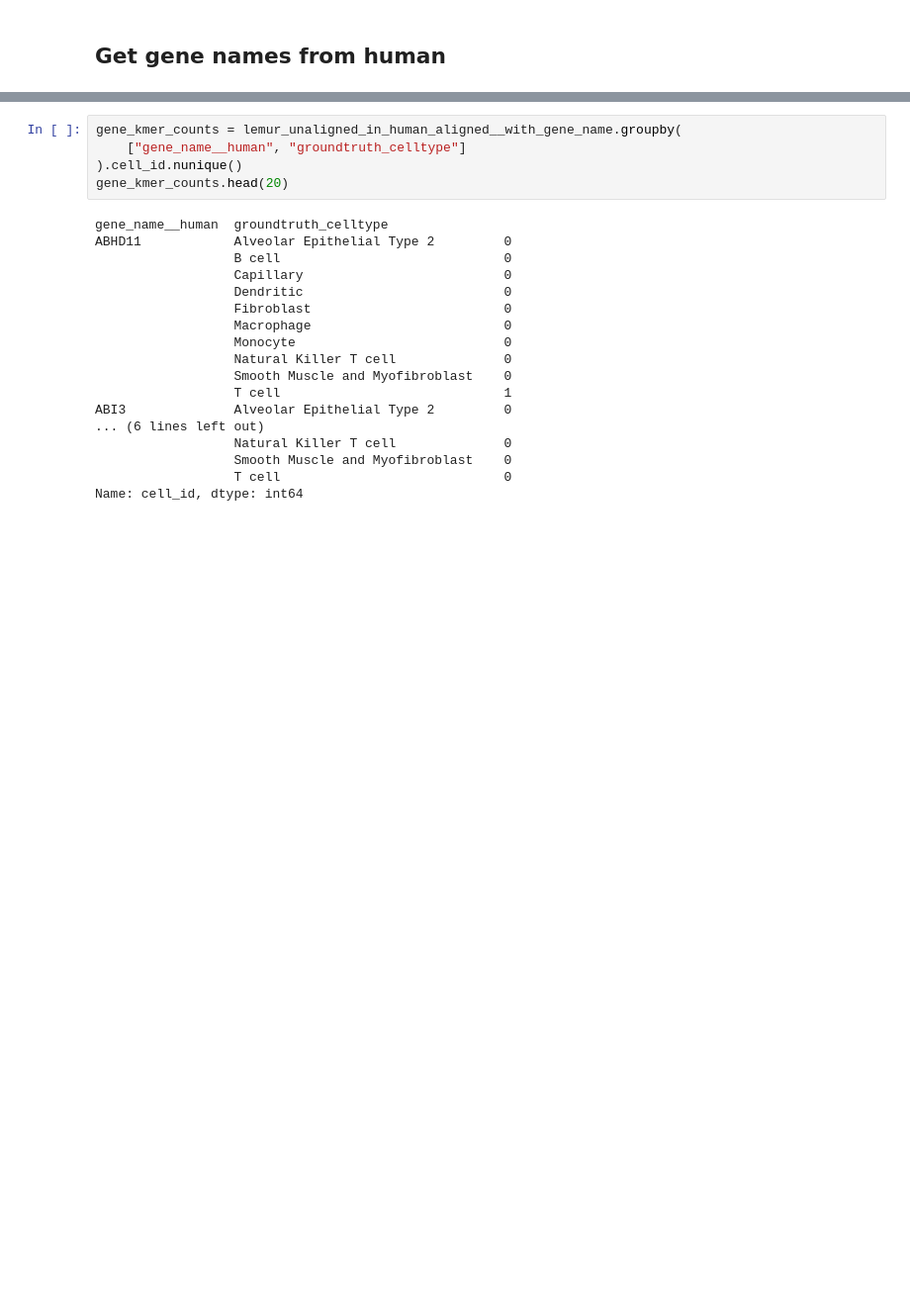
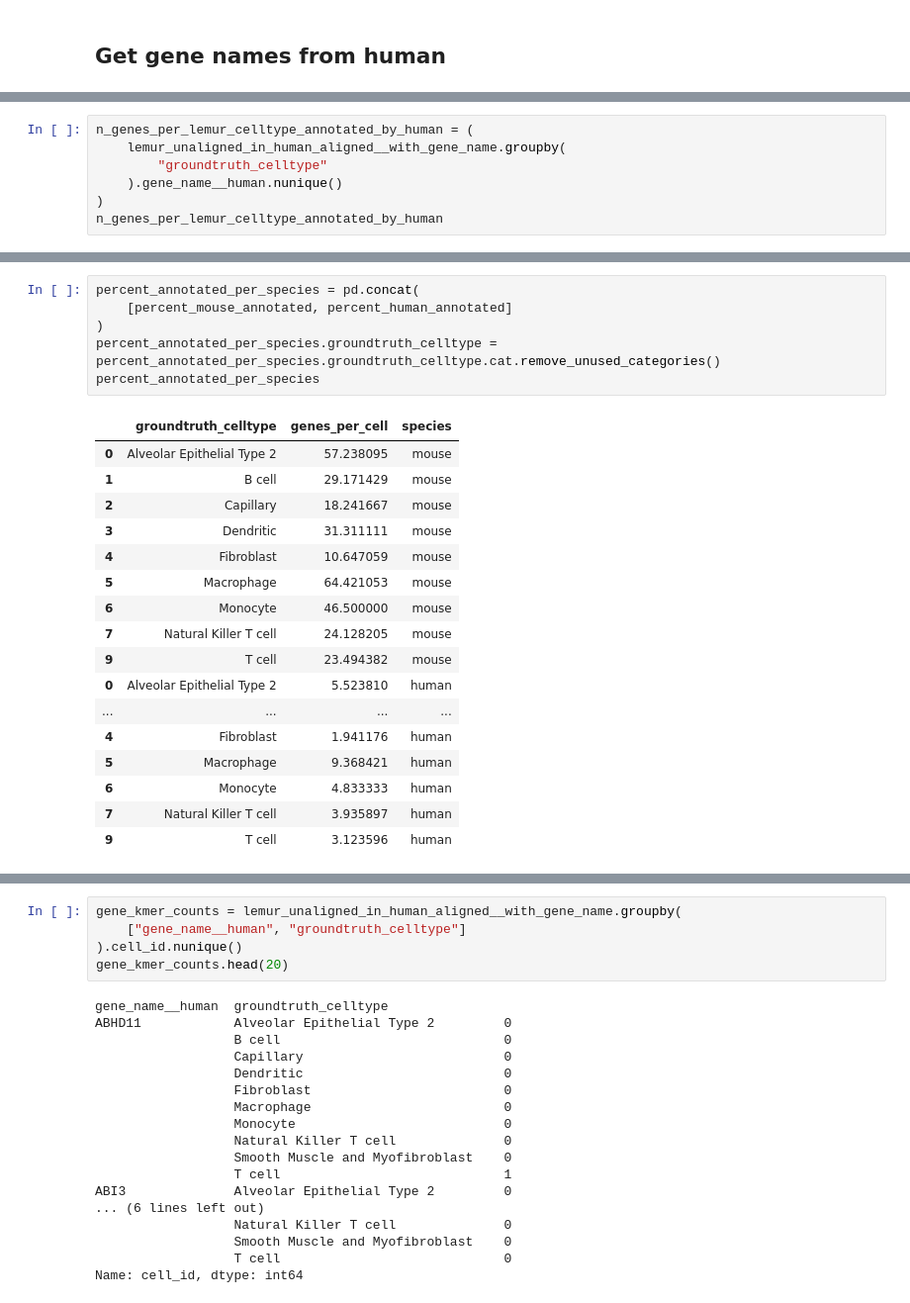
Before and after one commit to czbiohub-sf/scrnaseq-for-the-99-percent, a Jupyter notebook: notebooks/380_lemur_unaligned_kmers_shared_with_human.ipynb, the cells around one changed output, grey strips where cells are left out. Shown at 99% size. Cells and saved outputs as stored; diff of their text form; blank space fills up the shorter version.

```diff
--- a/notebooks/380_lemur_unaligned_kmers_shared_with_human.ipynb
+++ b/notebooks/380_lemur_unaligned_kmers_shared_with_human.ipynb
@@ -120,0 +350,7 @@ describe(lemur_unaligned_in_human_aligned__with_gene_name)
+# %%
+n_genes_per_lemur_celltype_annotated_by_human = (
+    lemur_unaligned_in_human_aligned__with_gene_name.groupby(
+        "groundtruth_celltype"
+    ).gene_name__human.nunique()
+)
+n_genes_per_lemur_celltype_annotated_by_human
@@ -120,0 +439,24 @@ describe(lemur_unaligned_in_human_aligned__with_gene_name)
+# %%
+percent_annotated_per_species = pd.concat(
+    [percent_mouse_annotated, percent_human_annotated]
+)
+percent_annotated_per_species.groundtruth_celltype = percent_annotated_per_species.groundtruth_celltype.cat.remove_unused_categories()
+percent_annotated_per_species
+# %% [output]
+|  | groundtruth_celltype | genes_per_cell | species |
+| 0 | Alveolar Epithelial Type 2 | 57.238095 | mouse |
+| 1 | B cell | 29.171429 | mouse |
+| 2 | Capillary | 18.241667 | mouse |
+| 3 | Dendritic | 31.311111 | mouse |
+| 4 | Fibroblast | 10.647059 | mouse |
+| 5 | Macrophage | 64.421053 | mouse |
+| 6 | Monocyte | 46.500000 | mouse |
+| 7 | Natural Killer T cell | 24.128205 | mouse |
+| 9 | T cell | 23.494382 | mouse |
+| 0 | Alveolar Epithelial Type 2 | 5.523810 | human |
+| ... | ... | ... | ... |
+| 4 | Fibroblast | 1.941176 | human |
+| 5 | Macrophage | 9.368421 | human |
+| 6 | Monocyte | 4.833333 | human |
+| 7 | Natural Killer T cell | 3.935897 | human |
+| 9 | T cell | 3.123596 | human |
```
Also changed, not shown: parts of 35 cells of this notebook.
